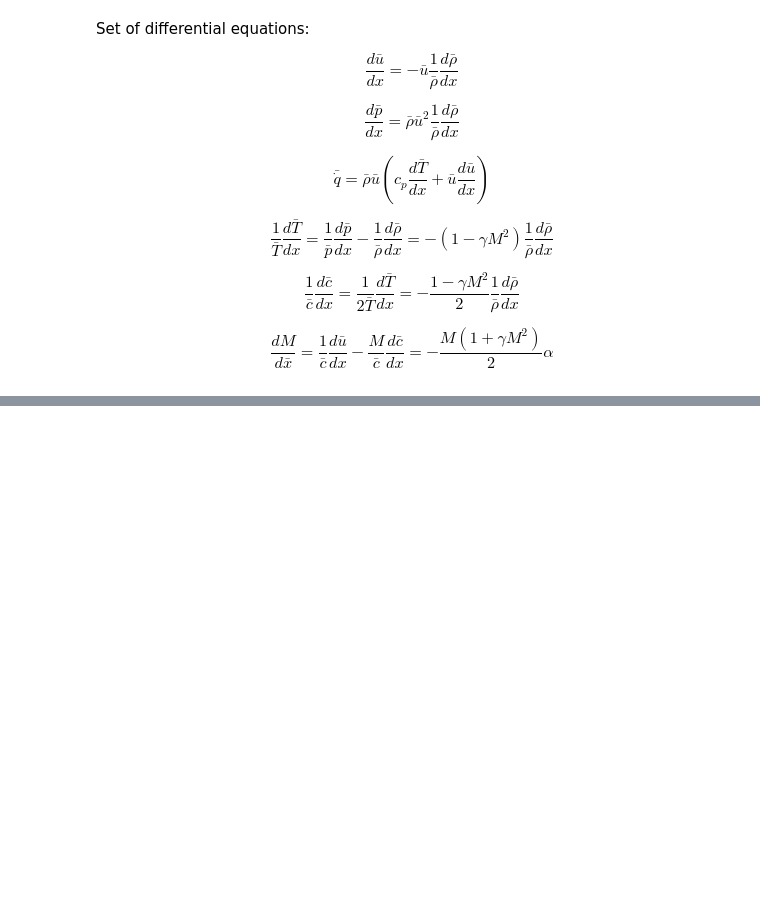
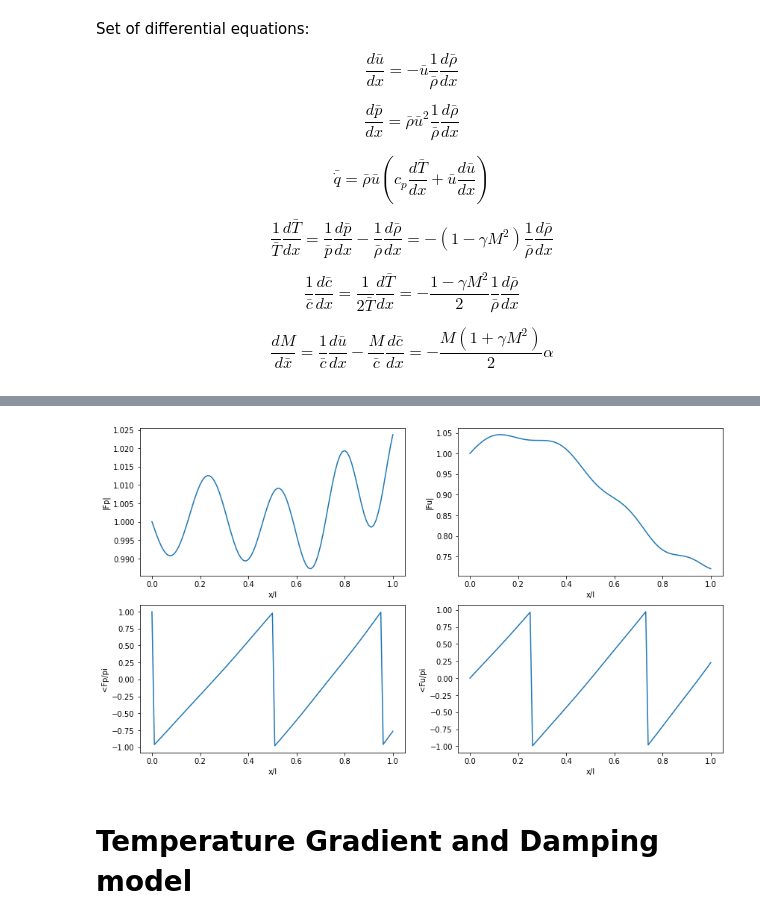
Before and after one commit to kyubin-l/fyp, a Jupyter notebook: acoustic-modes.ipynb, the cells around one changed output, grey strips where cells are left out. Saved outputs shown, nothing was run; the diff lists cells and outputs as text; code cells hidden in the pictures; blank space fills up the shorter version.

```diff
--- a/acoustic-modes.ipynb
+++ b/acoustic-modes.ipynb
@@ -366,0 +374,9 @@ t1.plot_flow_properties()
+# %%
+t1 = TemperatureGradientModel(L = 1, x1 = 0, n = 100, p1 = 1e5, M1 = 0.2, T1 = 1600, T2 = 800, temp_dist = 'sin', Z1 = -1, wl_c = 1.5)
+t1.calculate_mean_properties()
+t1.calculate_flow_properties()
+t1.plot_flow_properties()
+# %% [output]
+[figure, added]
+# %% [markdown]
+# Temperature Gradient and Damping model
```
Also changed, not shown: parts of 5 cells of this notebook.
